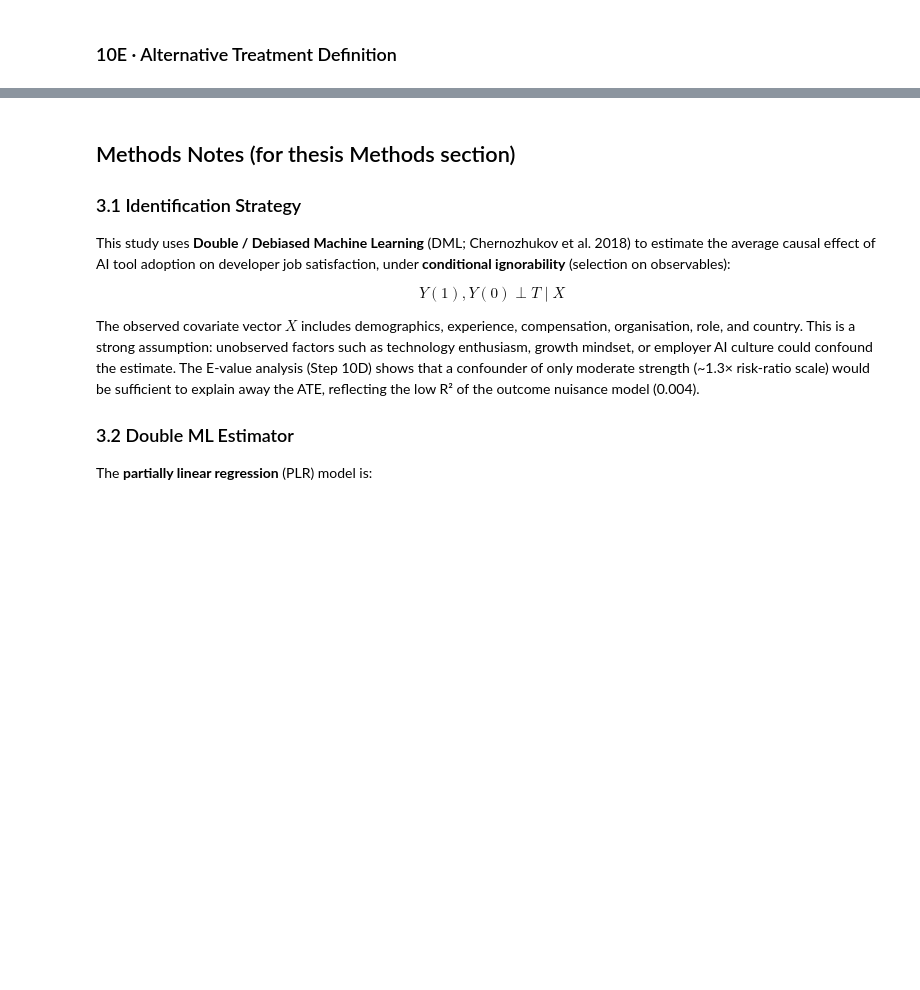
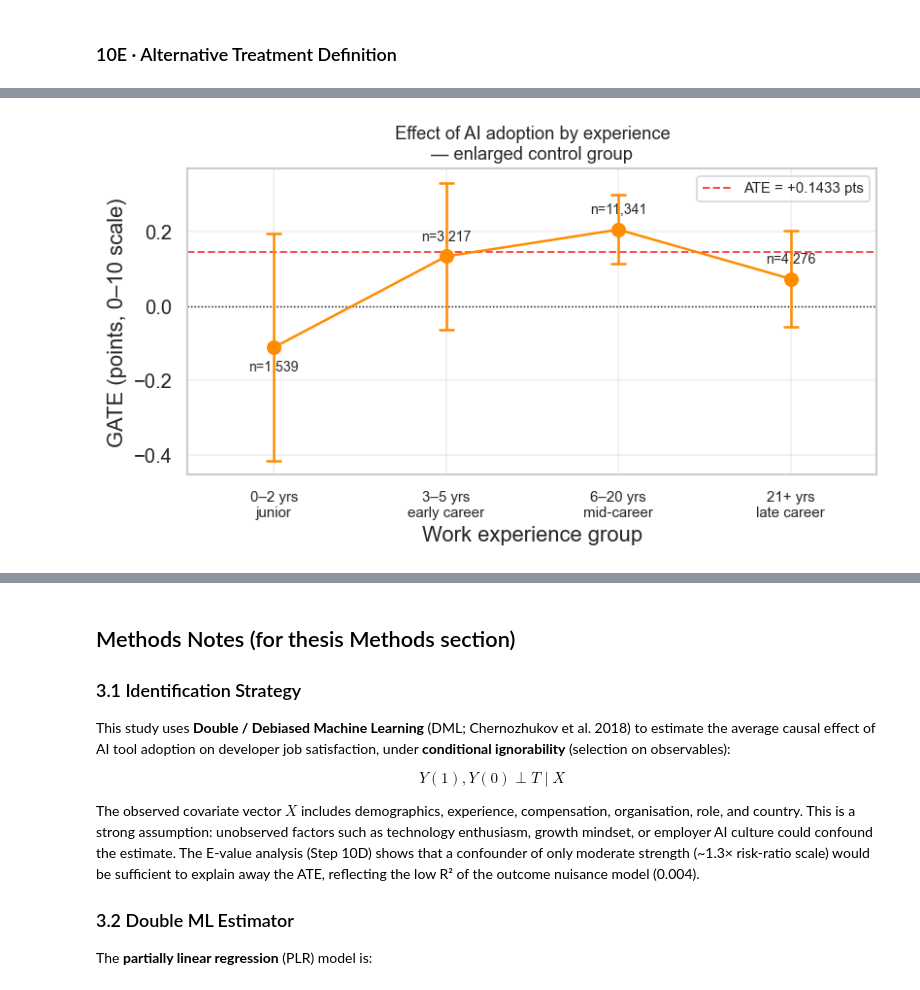
Before and after one commit to SivertIvarhus/Master-Thesis-NOVA-SBE-BA, a Jupyter notebook: notebooks/03-modeling.ipynb, the cells around one changed output, grey strips where cells are left out. Saved outputs shown, nothing was run; the diff lists cells and outputs as text; code cells hidden in the pictures; blank space fills up the shorter version.

```diff
--- a/notebooks/03-modeling.ipynb
+++ b/notebooks/03-modeling.ipynb
@@ -1775,0 +2010,71 @@ mixing daily and weekly adopters in the treatment group.
+# %%
+# Robustness figure 1: four-band experience GATE ────────────────────────────
+if 'Yr_res' not in dir():
+    print("Run the B2 cell above first.")
+else:
+    from scipy.stats import norm as _norm_r
+
+    # ── Numbers ───────────────────────────────────────────────────────────────
+    print("Four-band experience GATE — enlarged control (n=20,373)")
+    print(f"  {'Band':12s} {'n':>7s} {'GATE':>10s} {'SE':>7s} {'95% CI':>22s} "
+          f"{'z':>6s} {'p':>8s}  sig")
+    print("  " + "-" * 82)
+    for _, r in res4_rob.iterrows():
+        z_f = r['gate'] / r['se']
+        p_f = 2 * (1 - _norm_r.cdf(abs(z_f)))
+        ci_s = f"[{r['ci_lo']:+.4f}, {r['ci_hi']:+.4f}]"
+        print(f"  {str(r['band']):12s} {r['n']:>7,d} {r['gate']:>+10.4f} "
+              f"{r['se']:>7.4f} {ci_s:>22s} {z_f:>+6.2f} {p_f:>8.4f}  {r['sig']}")
+
+    # ── Key contrasts ─────────────────────────────────────────────────────────
+    print()
+    for a, b in [("6-20 yrs", "0-2 yrs"), ("6-20 yrs", "3-5 yrs"),
+                 ("6-20 yrs", "21+ yrs"), ("0-2 yrs", "3-5 yrs")]:
+        ra = res4_rob[res4_rob['band'] == a].iloc[0]
+        rb = res4_rob[res4_rob['band'] == b].iloc[0]
+        d  = ra['gate'] - rb['gate']
+        se_d = (ra['se']**2 + rb['se']**2)**0.5
+        z_d  = d / se_d
+        p_d  = 2 * (1 - _norm_r.cdf(abs(z_d)))
+        sig_d = '***' if p_d<0.001 else '**' if p_d<0.01 else '*' if p_d<0.05 else 'ns'
+        print(f"  {a} vs {b}: diff={d:+.4f} pts  z={z_d:+.2f}  p={p_d:.4f}  {sig_d}")
+
+    # ── Figure ────────────────────────────────────────────────────────────────
+    fig, ax = plt.subplots(figsize=(7, 4))
+
+    x4r  = np.arange(len(res4_rob))
+    y4r  = res4_rob['gate'].values
+    y4lo = res4_rob['ci_lo'].values
+    y4hi = res4_rob['ci_hi'].values
+
+    ax.plot(x4r, y4r, color='darkorange', lw=1.5, zorder=3)
+    ax.errorbar(x4r, y4r, yerr=[y4r - y4lo, y4hi - y4r],
+                fmt='o', color='darkorange', ms=8, capsize=5, capthick=1.5,
+                elinewidth=1.5, zorder=4)
+
+    for xi, (_, row) in zip(x4r, res4_rob.iterrows()):
+        offset = 8 if row['gate'] > 0 else -8
+        va = 'bottom' if row['gate'] > 0 else 'top'
+        ax.annotate(f"n={int(row['n']):,}",
+                    xy=(xi, row['gate']),
+                    xytext=(0, offset), textcoords='offset points',
+                    fontsize=8.5, ha='center', va=va)
+
+    ax.axhline(0,       color='black', lw=0.8, ls=':')
+    ax.axhline(ate_rob, color='red',   lw=1.2, ls='--', alpha=0.7,
+               label=f'ATE = {ate_rob:+.4f} pts')
+
+    ax.set_xticks(x4r)
+    ax.set_xticklabels(['0\u20132 yrs\njunior', '3\u20135 yrs\nearly career',
+                        '6\u201320 yrs\nmid-career', '21+ yrs\nlate career'], fontsize=9)
+    ax.set_xlabel('Work experience group')
+    ax.set_ylabel('GATE (points, 0\u201310 scale)')
+    ax.set_title('Effect of AI adoption by experience\n\u2014 enlarged control group', fontsize=11)
+    ax.legend(fontsize=9)
+    ax.grid(alpha=0.3)
+    ax.set_xlim(-0.5, 3.5)
+
+    plt.tight_layout()
+    plt.savefig(FIGURES / 'cate_by_experience_4band_rob.png', dpi=150, bbox_inches='tight')
+    plt.show()
+# %% [output]
@@ -1775,0 +2093 @@ mixing daily and weekly adopters in the treatment group.
+[figure, added]
```
Also changed, not shown: parts of 25 cells of this notebook, 1 other file.
